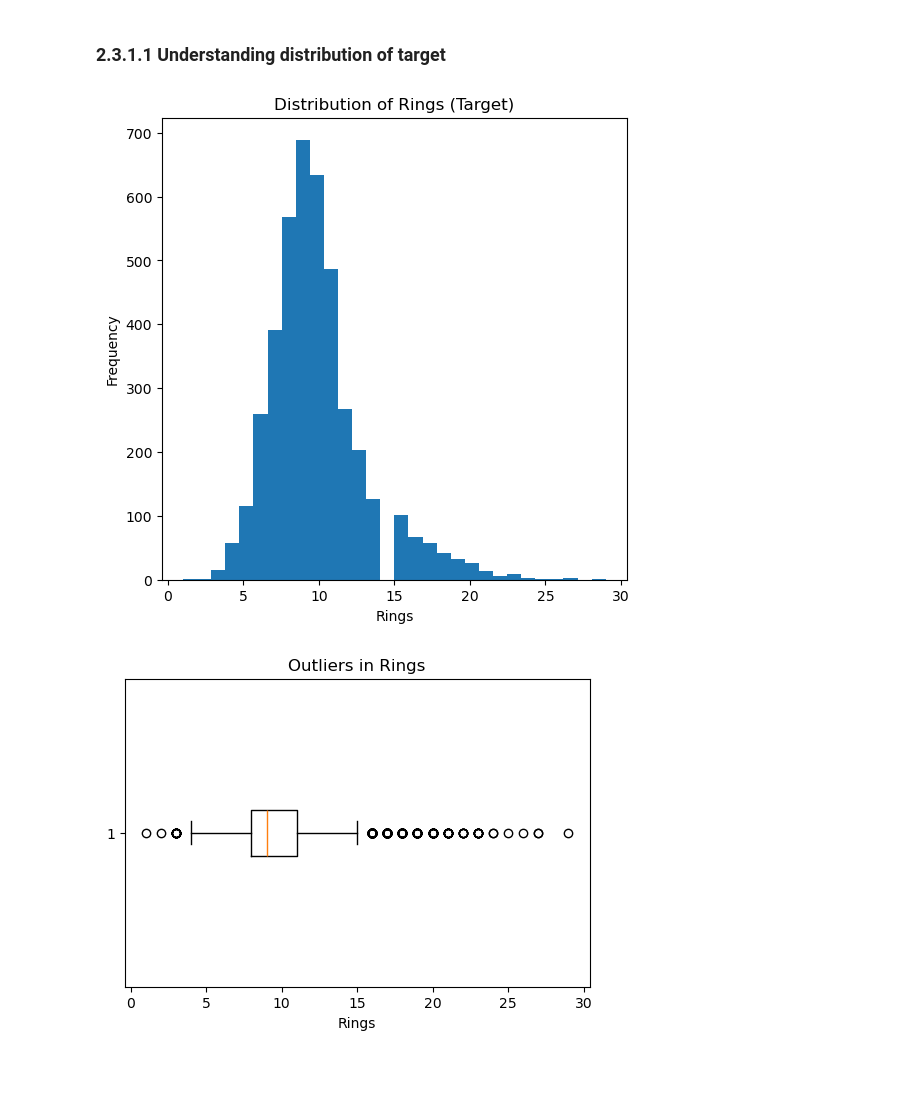
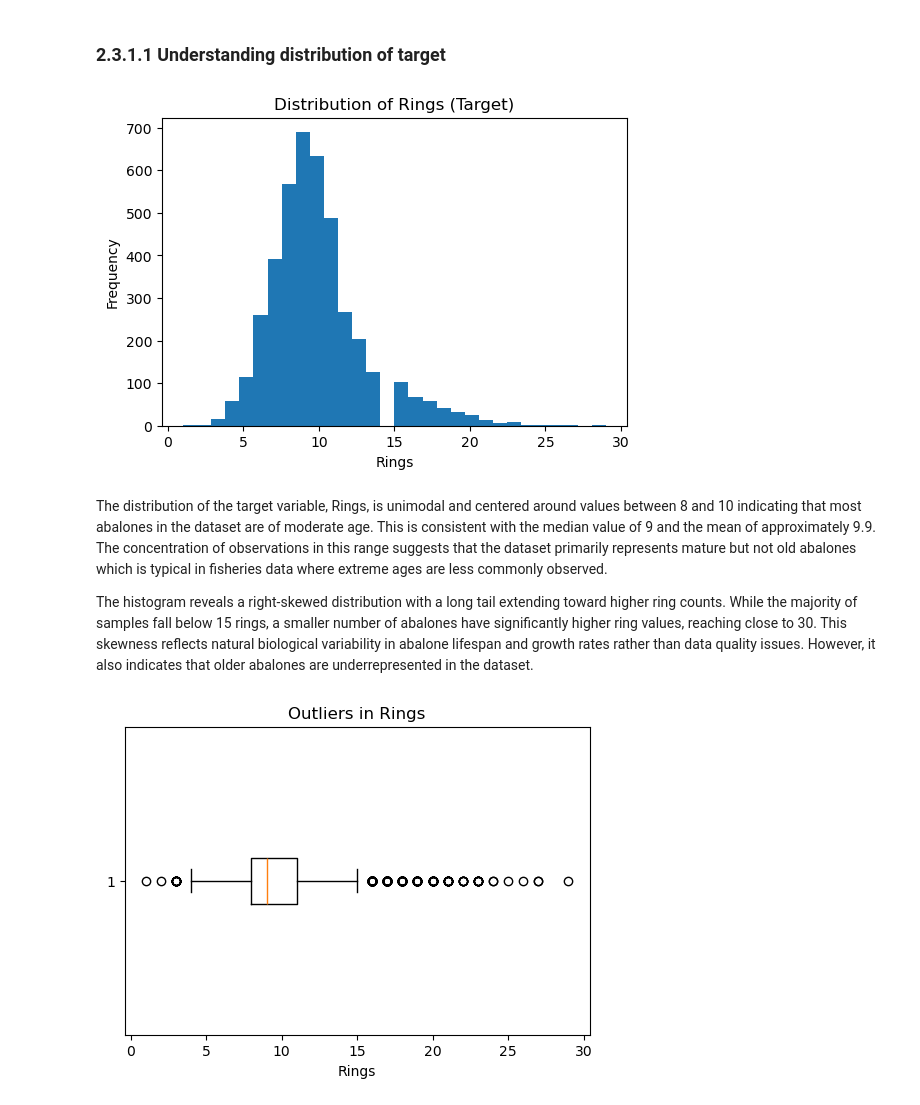
Before and after one commit to thiri-wah/mldp_project, a Jupyter notebook: MLDP Program Codes Submission Template (1).ipynb, the cells around one changed output. Cells and saved outputs as stored; diff of their text form; code cells hidden in the pictures; blank space fills up the shorter version.

```diff
--- a/MLDP Program Codes Submission Template (1).ipynb
+++ b/MLDP Program Codes Submission Template (1).ipynb
@@ -135,12 +150,16 @@ Name: Rings, dtype: float64
 ### 2.3.1.1 Understanding distribution of target
 # %%
 ## Understanding distribution of target
-plt.figure(figsize=(6,6))
+plt.figure(figsize=(6,4))
 plt.hist(df["Rings"], bins=30)
 plt.xlabel("Rings")
 plt.ylabel("Frequency")
 plt.title("Distribution of Rings (Target)")
 plt.show()
 # %% [output]
-[figure, old version]
+[figure, new version]
+# %% [markdown]
+The distribution of the target variable, Rings, is unimodal and centered around values between 8 and 10 indicating that most abalones in the dataset are of moderate age. This is consistent with the median value of 9 and the mean of approximately 9.9. The concentration of observations in this range suggests that the dataset primarily represents mature but not old abalones which is typical in fisheries data where extreme ages are less commonly observed.
+
+The histogram reveals a right-skewed distribution with a long tail extending toward higher ring counts. While the majority of samples fall below 15 rings, a smaller number of abalones have significantly higher ring values, reaching close to 30. This skewness reflects natural biological variability in abalone lifespan and growth rates rather than data quality issues. However, it also indicates that older abalones are underrepresented in the dataset.
 # %%
```
Also changed, not shown: parts of 72 cells of this notebook, 2 other files.
